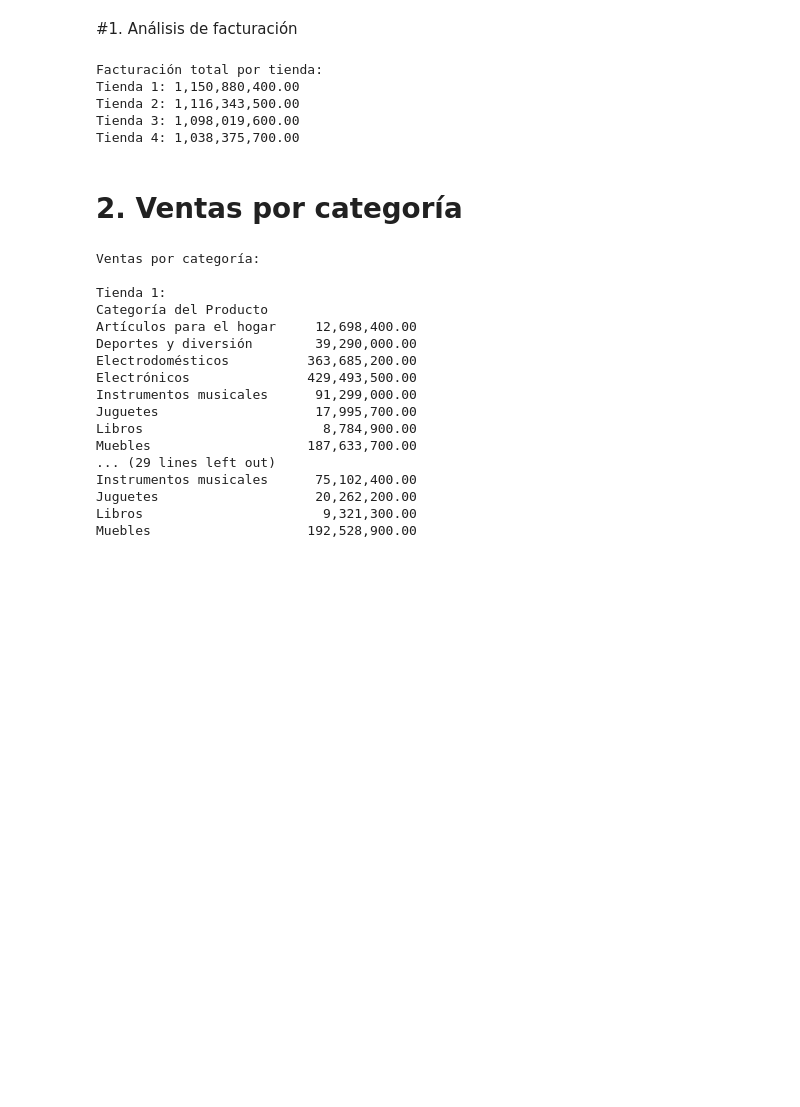
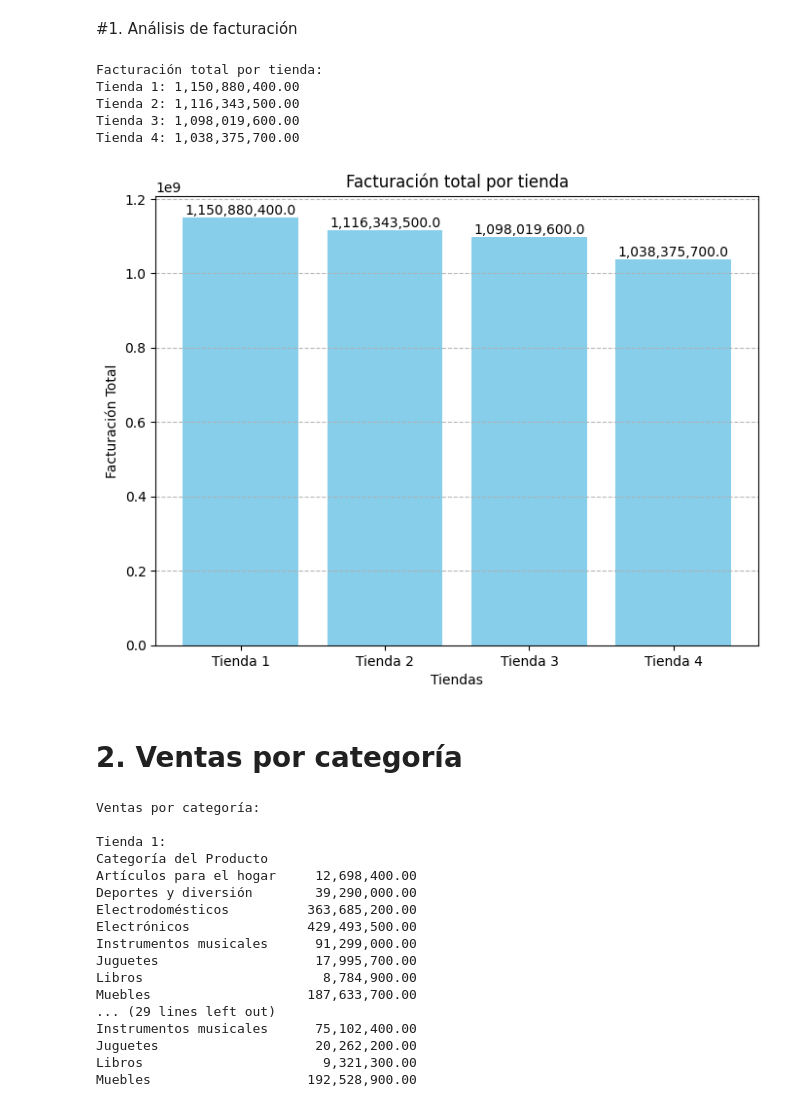
Before and after one commit to Robacru/Desafio_Data_Science_1, a Jupyter notebook: AluraStoreLatam.ipynb, the cells around one changed output. Cells and saved outputs as stored; diff of their text form; code cells hidden in the pictures; blank space fills up the shorter version.

```diff
--- a/AluraStoreLatam.ipynb
+++ b/AluraStoreLatam.ipynb
@@ -84,6 +84,26 @@ Tienda 1: 1,150,880,400.00
 Tienda 2: 1,116,343,500.00
 Tienda 3: 1,098,019,600.00
 Tienda 4: 1,038,375,700.00
+# %%
+# gráfico de barras
+import matplotlib.pyplot as plt
+
+# crea gráfico
+plt.figure(figsize=(8, 6))
+plt.bar(facturacion_total.keys(), facturacion_total.values(), color='skyblue')
+plt.xlabel('Tiendas')
+plt.ylabel('Facturación Total')
+plt.title('Facturación total por tienda')
+plt.grid(axis = 'y', linestyle = '--', alpha = 0.9)
+
+# agregar etiquetas a las barras
+for i, v in enumerate(facturacion_total.values()):
+  plt.text(i, v, f'{v:,.1f}', ha = 'center', va = 'bottom', fontsize = 10)
+
+# mostrar gráfico
+plt.show()
+# %% [output]
+[figure, added]
 # %% [markdown]
 # 2. Ventas por categoría
 # %%
```
Also changed, not shown: parts of 7 cells of this notebook.
